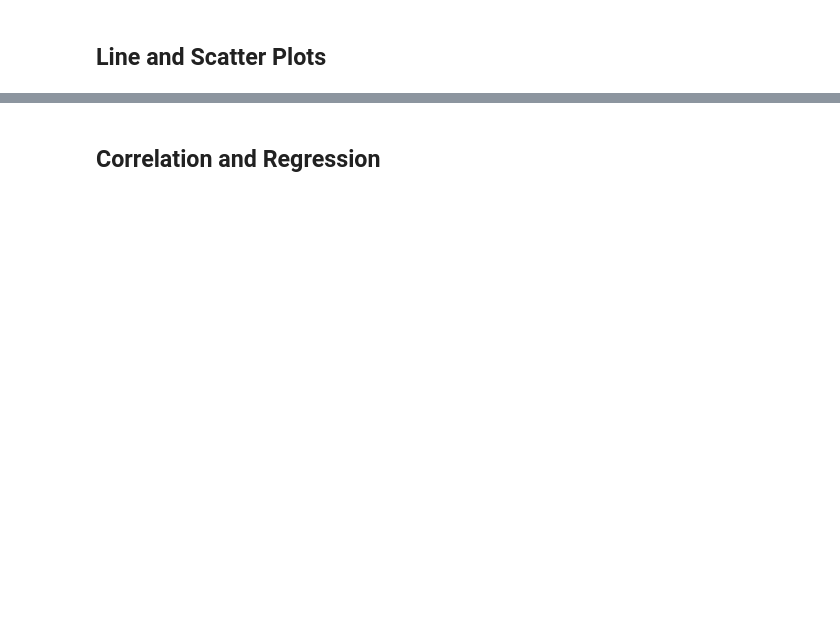
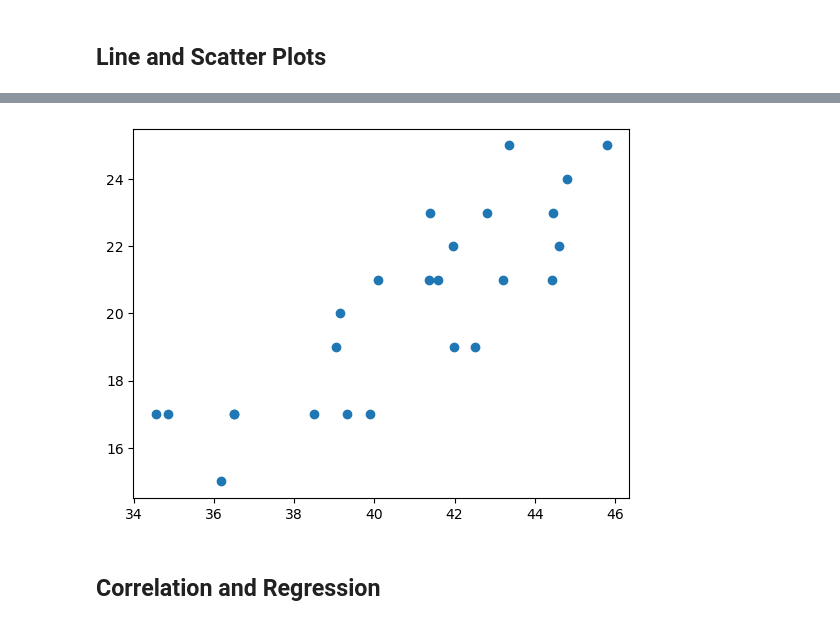
Before and after one commit to mccainjl/matplotlib-challenge, a Jupyter notebook: pymaceuticals_starter.ipynb, the cells around one changed output, grey strips where cells are left out. Cells and saved outputs as stored; diff of their text form; code cells hidden in the pictures; blank space fills up the shorter version.

```diff
--- a/pymaceuticals_starter.ipynb
+++ b/pymaceuticals_starter.ipynb
@@ -208,5 +273,14 @@ Text(0.5, 1.0, 'Sex')
 # %%
 # Generate a scatter plot of average tumor volume vs. mouse weight for the Capomulin regimen
+AverageVolume = Capomulin.groupby("Mouse ID").agg({"Tumor Volume (mm3)": "mean"})
+AverageVolume
+AverageWeight = Capomulin.groupby("Mouse ID").agg({"Weight (g)": "mean"})
+
+plt.scatter(AverageVolume["Tumor Volume (mm3)"],AverageWeight["Weight (g)"], marker="o")
+
+plt.show()
+# %% [output]
+[figure, added]
 # %% [markdown]
 ## Correlation and Regression
 # %%
```
Also changed, not shown: parts of 7 cells of this notebook.
